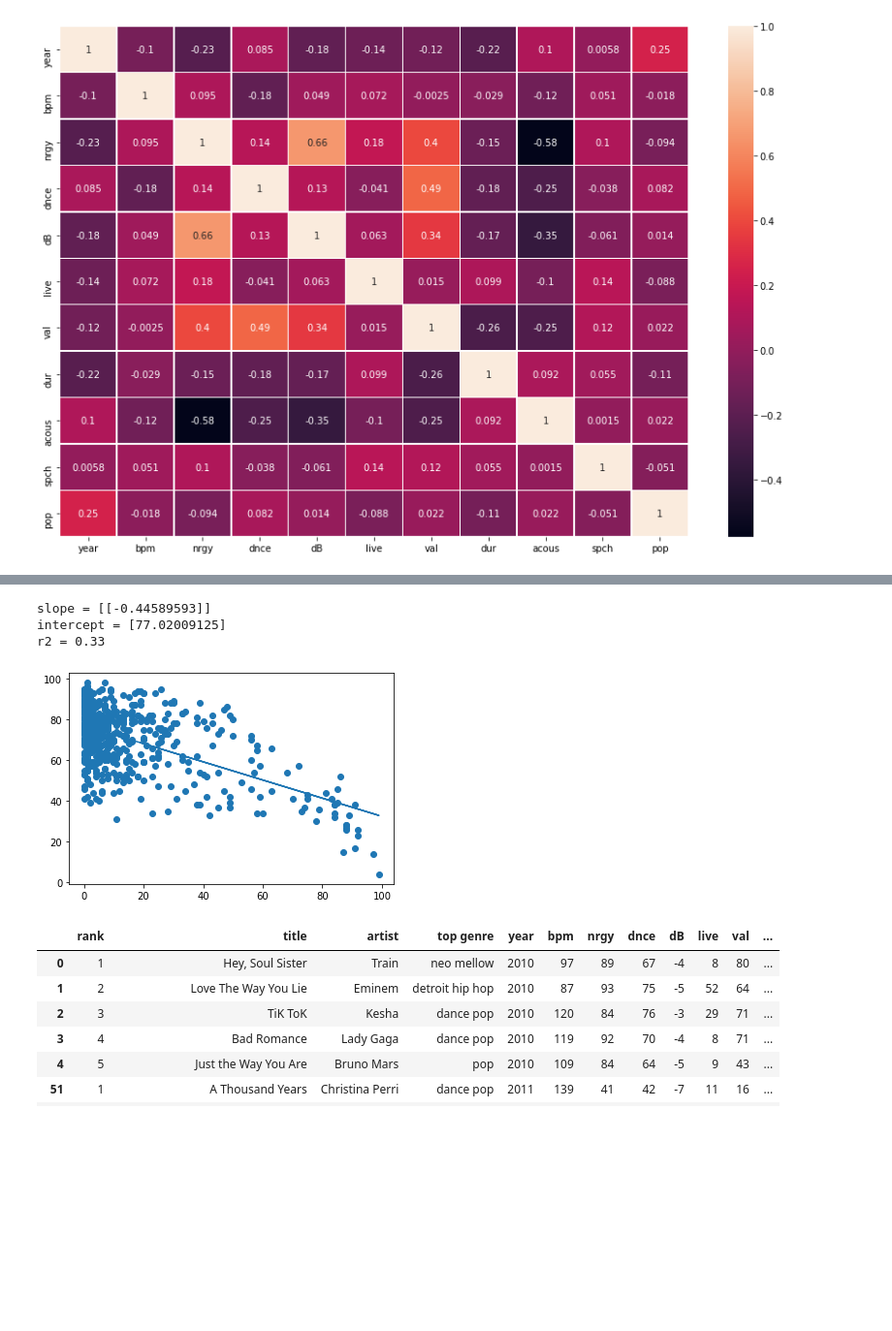
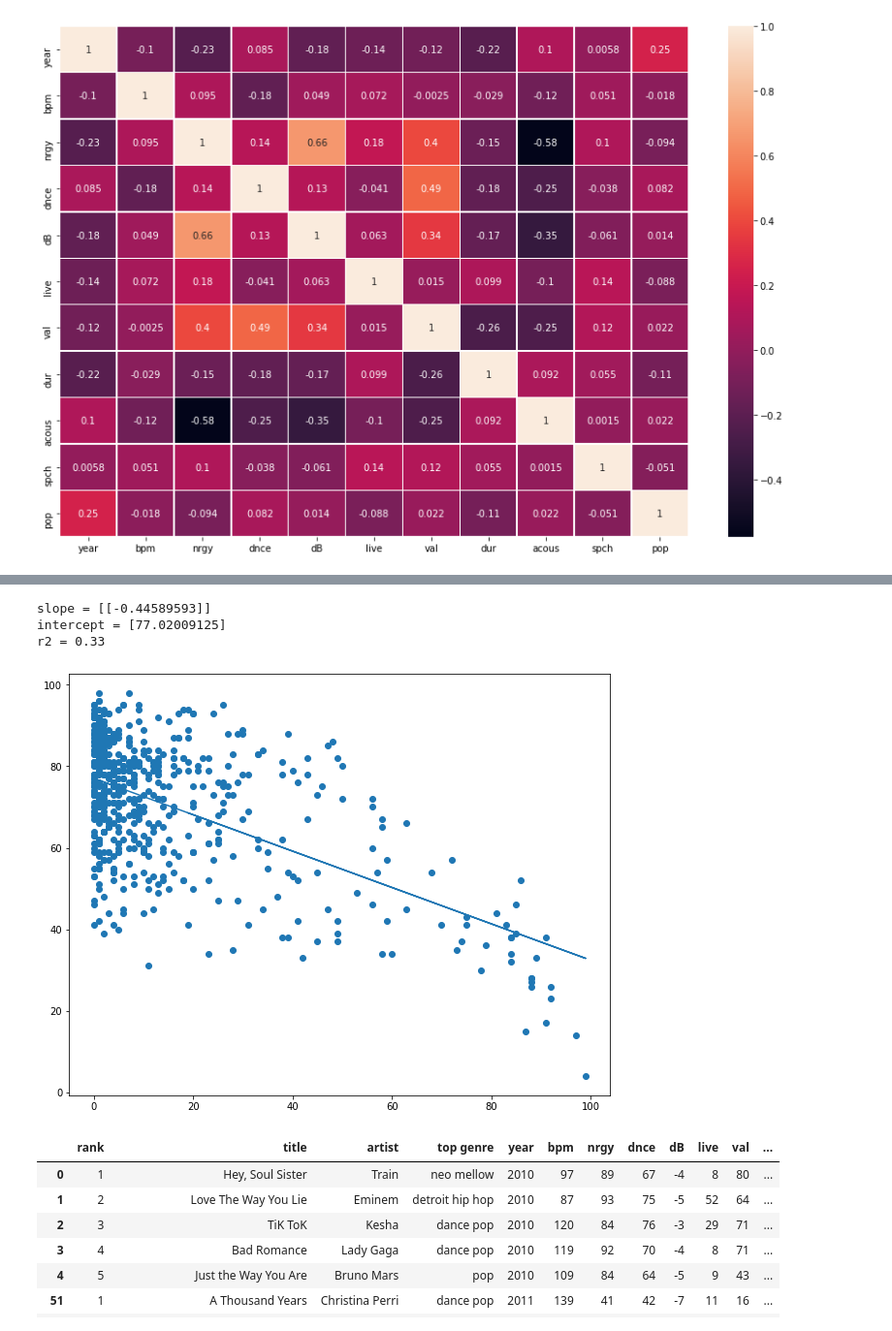
Before and after one commit to amarmuju/amarmuju.github.io, a Jupyter notebook: finalproject.ipynb, the cells around one changed output, grey strips where cells are left out. Shown at 97% size. Saved outputs shown, nothing was run; the diff lists cells and outputs as text; code cells hidden in the pictures; blank space fills up the shorter version.

```diff
--- a/finalproject.ipynb
+++ b/finalproject.ipynb
@@ -186,22 +231,23 @@ plt.ylabel('Energy Level',fontsize=12);
 # %%
 
 data[['nrgy','acous']].to_numpy()
 linreg = LinearRegression().fit(data[['acous']],data[['nrgy']])
 acousPred = linreg.predict(data[['acous']])
 #printing the slope and r2 of the linear regression line
 print('slope =', linreg.coef_)
 print('intercept =', linreg.intercept_)
 print('r2 = %.2f'
       % r2_score(data[['nrgy']], acousPred))
 #plotting the predicted best line onto the graph
+plt.figure(figsize = (10, 8))
 plt.scatter(data[['acous']], data[['nrgy']])
 plt.plot(data[['acous']],acousPred)
 plt.show()
 # %% [output]
 slope = [[-0.44589593]]
 intercept = [77.02009125]
 r2 = 0.33
-[figure, old version]
+[figure, new version]
 # %%
 top5 = data[data['rank'] <= 5]
 top5.head(20)
```
Also changed, not shown: parts of 19 cells of this notebook.
